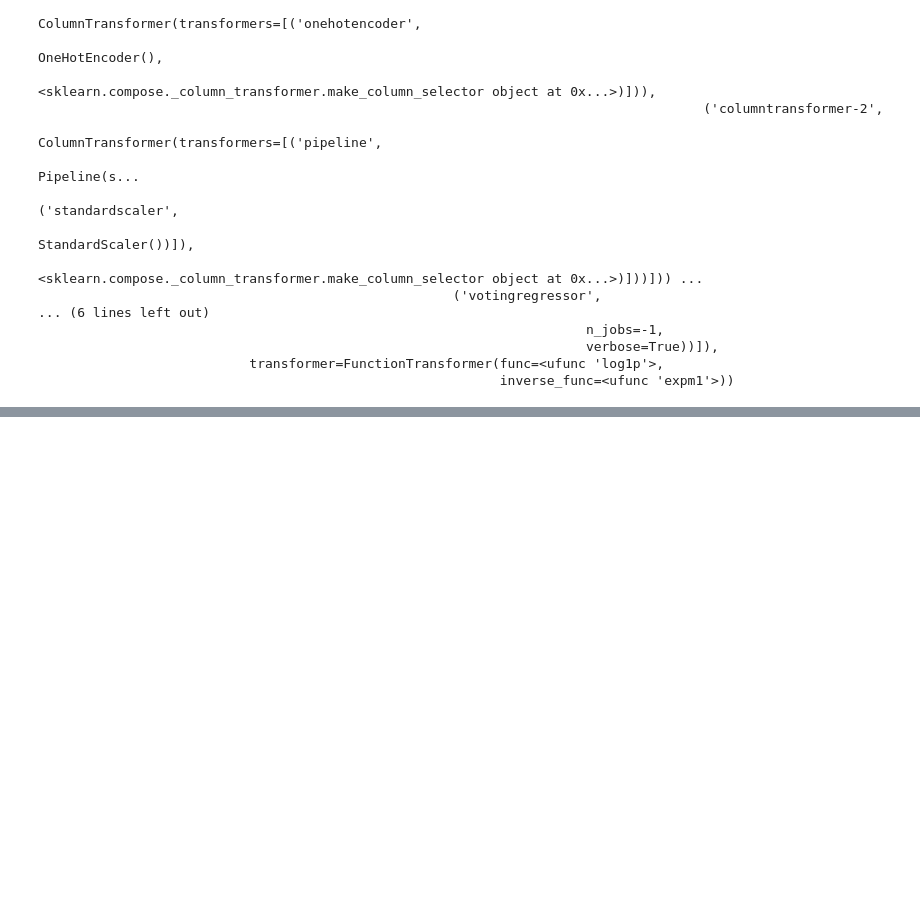
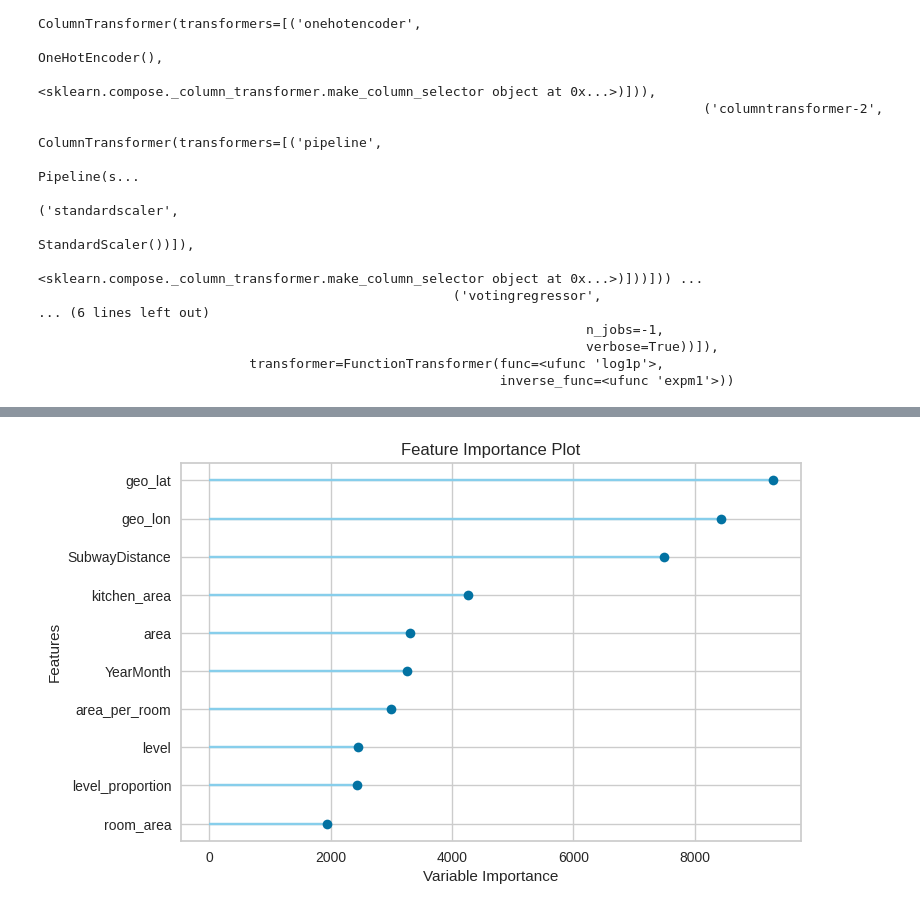
Before and after one commit to dubrovin-sudo/House-prediction, a Jupyter notebook: notebooks/EDA.ipynb, the cells around one changed output, grey strips where cells are left out. Cells and saved outputs as stored; diff of their text form; code cells hidden in the pictures; blank space fills up the shorter version.

```diff
--- a/notebooks/EDA.ipynb
+++ b/notebooks/EDA.ipynb
@@ -296,0 +323,4 @@ top3 = compare_models(n_select=3)
+# %%
+plot_model(final_lgbm, plot='feature')
+# %% [output]
+[figure, added]
```
Also changed, not shown: parts of 18 cells of this notebook.
